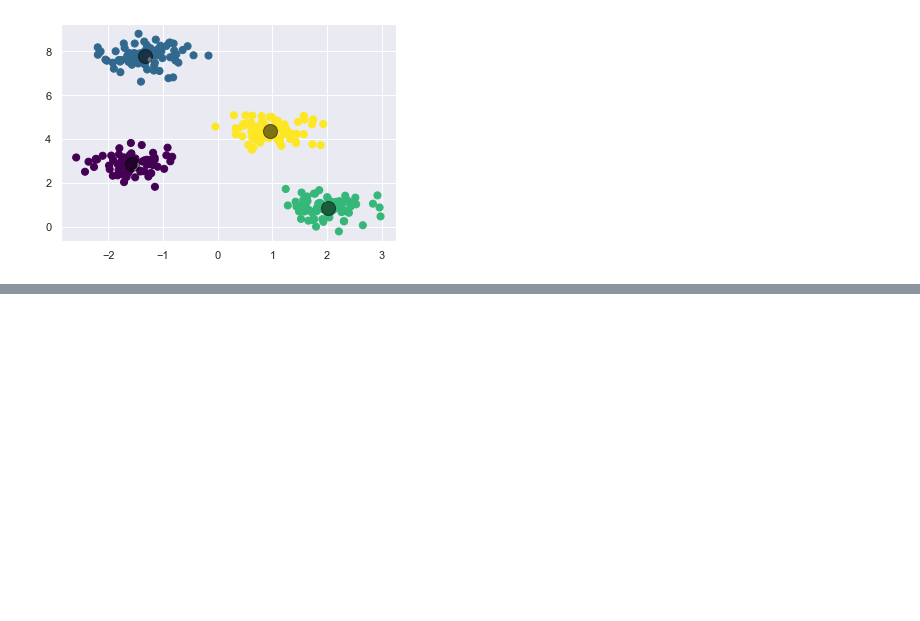
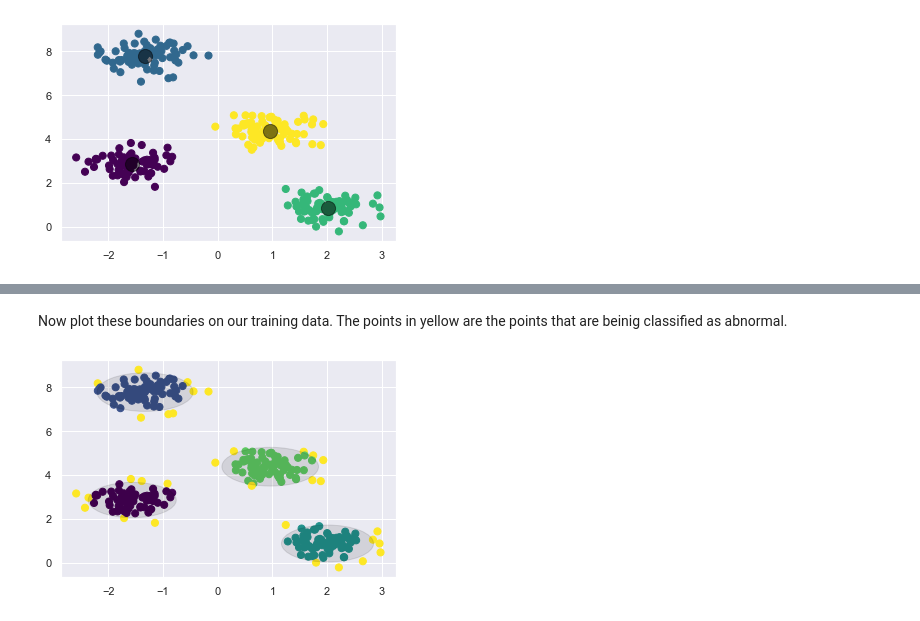
Before and after one commit to lhutton1/harvard-tiny-ml-course, a Jupyter notebook: applications/k-means-clustering-for-anomaly-detection.ipynb, the cells around one changed output, grey strips where cells are left out. Saved outputs shown, nothing was run; the diff lists cells and outputs as text; code cells hidden in the pictures; blank space fills up the shorter version.

```diff
--- a/applications/k-means-clustering-for-anomaly-detection.ipynb
+++ b/applications/k-means-clustering-for-anomaly-detection.ipynb
@@ -40,0 +74,23 @@ plt.scatter(centers[:, 0], centers[:, 1], c='black', s=200, alpha=0.5)
+# %% [markdown]
+Now plot these boundaries on our training data. The points in yellow are the points that are beinig classified as abnormal.
+# %%
+fig, ax = plt.subplots()
+
+colors = []
+for i in range(len(x_train)):
+    min_distance = train_distances[i][y_kmeans[i]]
+    if (min_distance > percentile_distances[y_kmeans[i]]):
+        colors.append(4)
+    else:
+        colors.append(y_kmeans[i])
+
+ax.scatter(x_train[:, 0], x_train[:, 1], c=colors, s=50, cmap='viridis')
+
+for i in range(len(centers)):
+    circle = plt.Circle((centers[i][0], centers[i][1]),
+                        percentile_distances[i],
+                        color='black',
+                        alpha=0.1)
+    ax.add_artist(circle)
+# %% [output]
+[figure, added]
```
Also changed, not shown: parts of 22 cells of this notebook.
